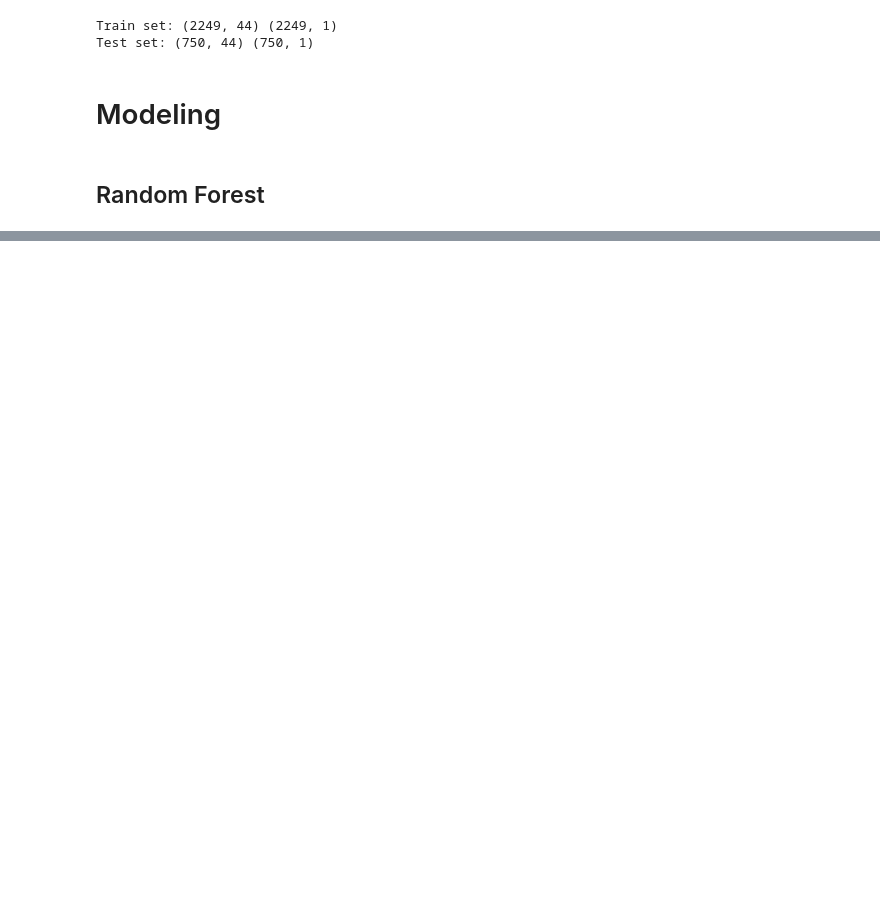
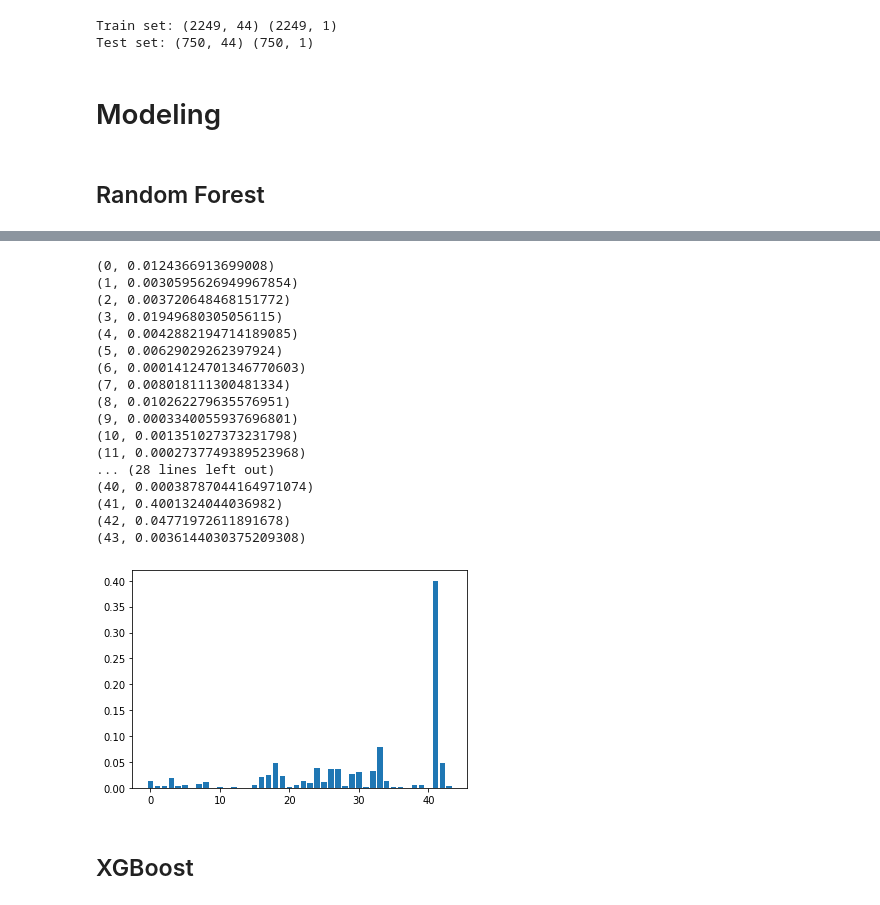
Before and after one commit to nickmitch21/TMDB-Box-Office-Prediction, a Jupyter notebook: Modeling/Modeling-Nick.ipynb, the cells around one changed output, grey strips where cells are left out. Cells and saved outputs as stored; diff of their text form; code cells hidden in the pictures; blank space fills up the shorter version.

```diff
--- a/Modeling/Modeling-Nick.ipynb
+++ b/Modeling/Modeling-Nick.ipynb
@@ -60,0 +184,32 @@ Accuracy: 73.2 %
+# %%
+# Even More Feature Importance
+model = DecisionTreeRegressor()
+model.fit(X_train, y_train.values.ravel())
+importance = model.feature_importances_
+# summarize feature importance
+for i,v in enumerate(importance):
+    print((i,v))
+# plot feature importance
+plt.bar([x for x in range(len(importance))], importance)
+plt.show()
+# %% [output]
+(0, 0.0124366913699008)
+(1, 0.0030595626949967854)
+(2, 0.003720648468151772)
+(3, 0.01949680305056115)
+(4, 0.0042882194714189085)
+(5, 0.00629029262397924)
+(6, 0.00014124701346770603)
+(7, 0.008018111300481334)
+(8, 0.010262279635576951)
+(9, 0.0003340055937696801)
+(10, 0.001351027373231798)
+(11, 0.0002737749389523968)
+... (28 lines left out)
+(40, 0.00038787044164971074)
+(41, 0.4001324044036982)
+(42, 0.04771972611891678)
+(43, 0.0036144030375209308)
+[figure, added]
+# %% [markdown]
+## XGBoost
```
Also changed, not shown: parts of 5 cells of this notebook.
